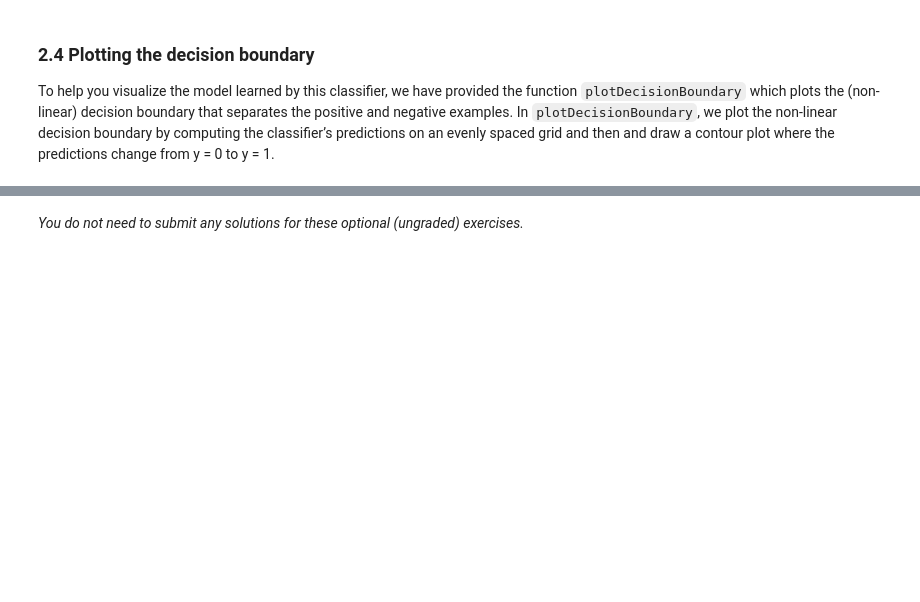
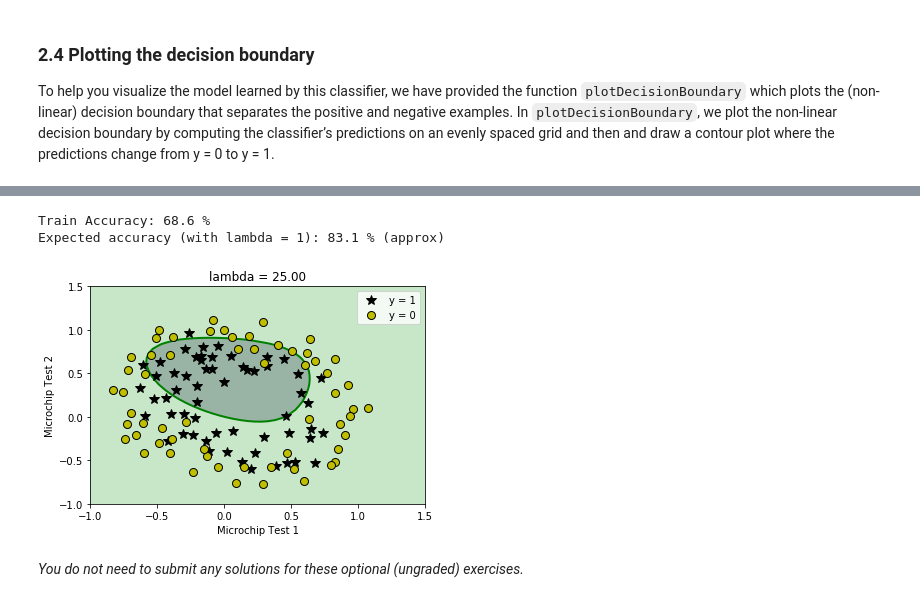
Before and after one commit to mboles01/Machine-Learning-Python-Andrew-Ng, a Jupyter notebook: Exercise2/exercise2.ipynb, the cells around one changed output, grey strips where cells are left out. Drawn from its saved outputs; the diff is of its cells as text; code cells hidden in the pictures; blank space fills up the shorter version.

Commit message:
Completed ex. 2: logistic regression

```diff
--- a/Exercise2/exercise2.ipynb
+++ b/Exercise2/exercise2.ipynb
@@ -562,39 +528,6 @@ $$ \frac{\partial J(\theta)}{\partial \theta_j} = \left( \frac{1}{m} \sum_{i=1}^
 def costFunctionReg(theta, X, y, lambda_):
     """
     Compute cost and gradient for logistic regression with regularization.
-
-    Parameters
-    ----------
-    theta : array_like
-        Logistic regression parameters. A vector with shape (n, ). n is
-        the number of features including any intercept. If we have mapped
-        our initial features into polynomial features, then n is the total
-        number of polynomial features.
-
-    X : array_like
-        The data set with shape (m x n). m is the number of examples, and
-        n is the number of features (after feature mapping).
-
-    y : array_like
-        The data labels. A vector with shape (m, ).
-
-    lambda_ : float
-        The regularization parameter.
-
-    Returns
-    -------
-    J : float
-        The computed value for the regularized cost function.
-
-    grad : array_like
-        A vector of shape (n, ) which is the gradient of the cost
-        function with respect to theta, at the current values of theta.
-
-    Instructions
-    ------------
-    Compute the cost `J` of a particular choice of theta.
-    Compute the partial derivatives and set `grad` to the partial
-    derivatives of the cost w.r.t. each parameter in theta.
     """
     # Initialize some useful values
     m = y.size  # number of training examples
@@ -602,10 +535,12 @@ def costFunctionReg(theta, X, y, lambda_):
     # You need to return the following variables correctly
     J = 0
     grad = np.zeros(theta.shape)
-
     # ===================== YOUR CODE HERE ======================
     h = sigmoid(X.dot(theta.T))
-    J = (1/m)*((-y.dot(np.log(h))-(1-y).dot(np.log(1-h))+(lambda_/(2*m))*np.sum(np.square(theta))))
-    grad = (1/m)*(y-h).dot(X)
+    theta_temp = theta
+    theta_temp[0] = 0
+    J = (1/m)*np.sum(-y.dot(np.log(h))-(1-y).dot(np.log(1-h)))+(lambda_/(2*m))*np.sum(np.square(theta))
+    grad = (1/m)*(h-y).dot(X)
+    grad = grad+(lambda_/m)*theta_temp
     # =============================================================
     return J, grad
@@ -695,36 +644,40 @@ With a larger $\lambda$, you should see a plot that shows an simpler decision bo
 initial_theta = np.zeros(X.shape[1])
 
 # Set regularization parameter lambda to 1 (you should vary this)
-lambda_ = 1
+lambda_ = 25
 
 # set options for optimize.minimize
 options= {'maxiter': 100}
 
 res = optimize.minimize(costFunctionReg,
                         initial_theta,
                         (X, y, lambda_),
                         jac=True,
                         method='TNC',
                         options=options)
 
 # the fun property of OptimizeResult object returns
 # the value of costFunction at optimized theta
 cost = res.fun
 
 # the optimized theta is in the x property of the result
 theta = res.x
 
 utils.plotDecisionBoundary(plotData, theta, X, y)
 pyplot.xlabel('Microchip Test 1')
 pyplot.ylabel('Microchip Test 2')
 pyplot.legend(['y = 1', 'y = 0'])
 pyplot.grid(False)
 pyplot.title('lambda = %0.2f' % lambda_)
 
 # Compute accuracy on our training set
 p = predict(theta, X)
 
 print('Train Accuracy: %.1f %%' % (np.mean(p == y) * 100))
 print('Expected accuracy (with lambda = 1): 83.1 % (approx)\n')
+# %% [output]
+Train Accuracy: 68.6 %
+Expected accuracy (with lambda = 1): 83.1 % (approx)
+[figure, added]
 # %% [markdown]
 *You do not need to submit any solutions for these optional (ungraded) exercises.*
```
Also changed, not shown: parts of 9 cells of this notebook.
